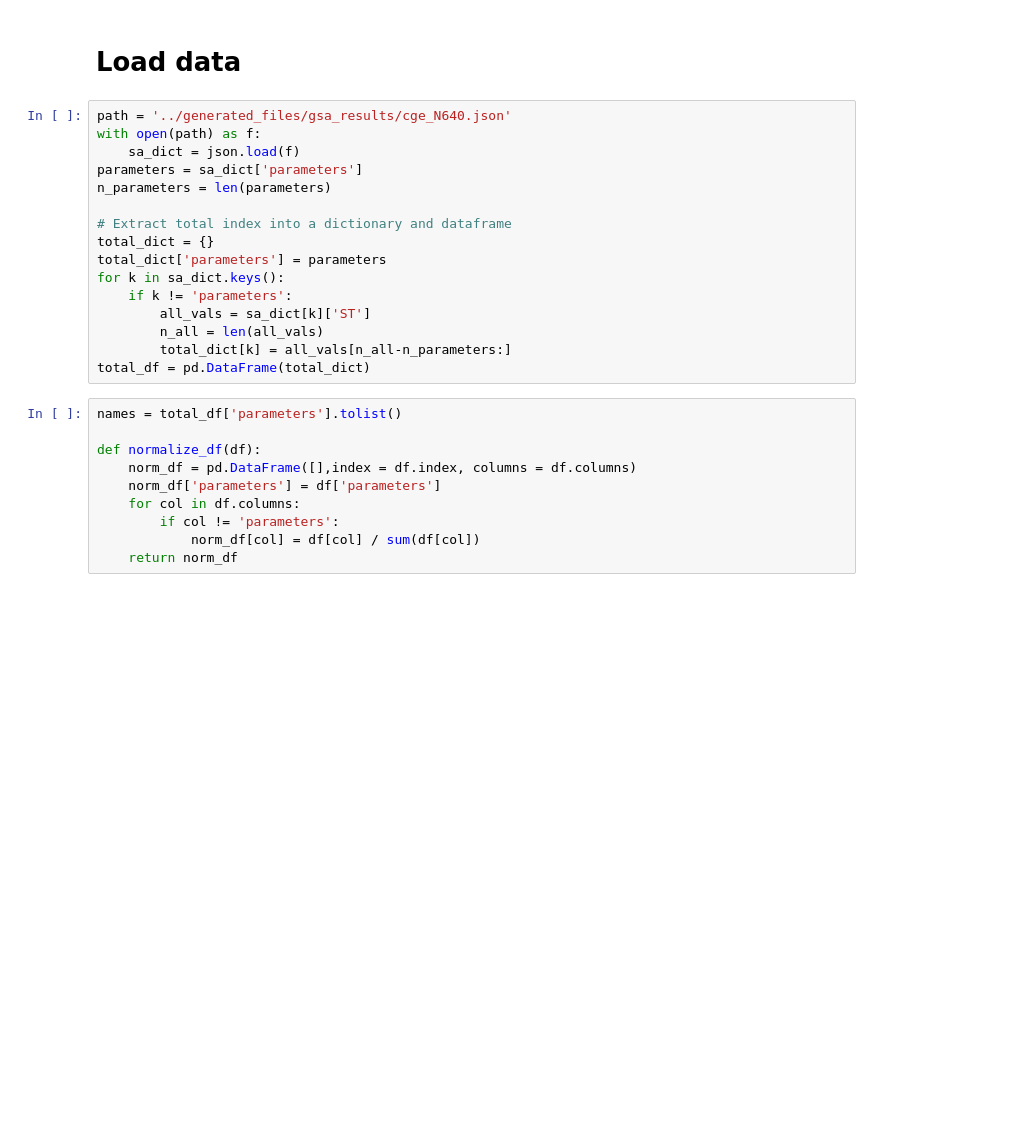
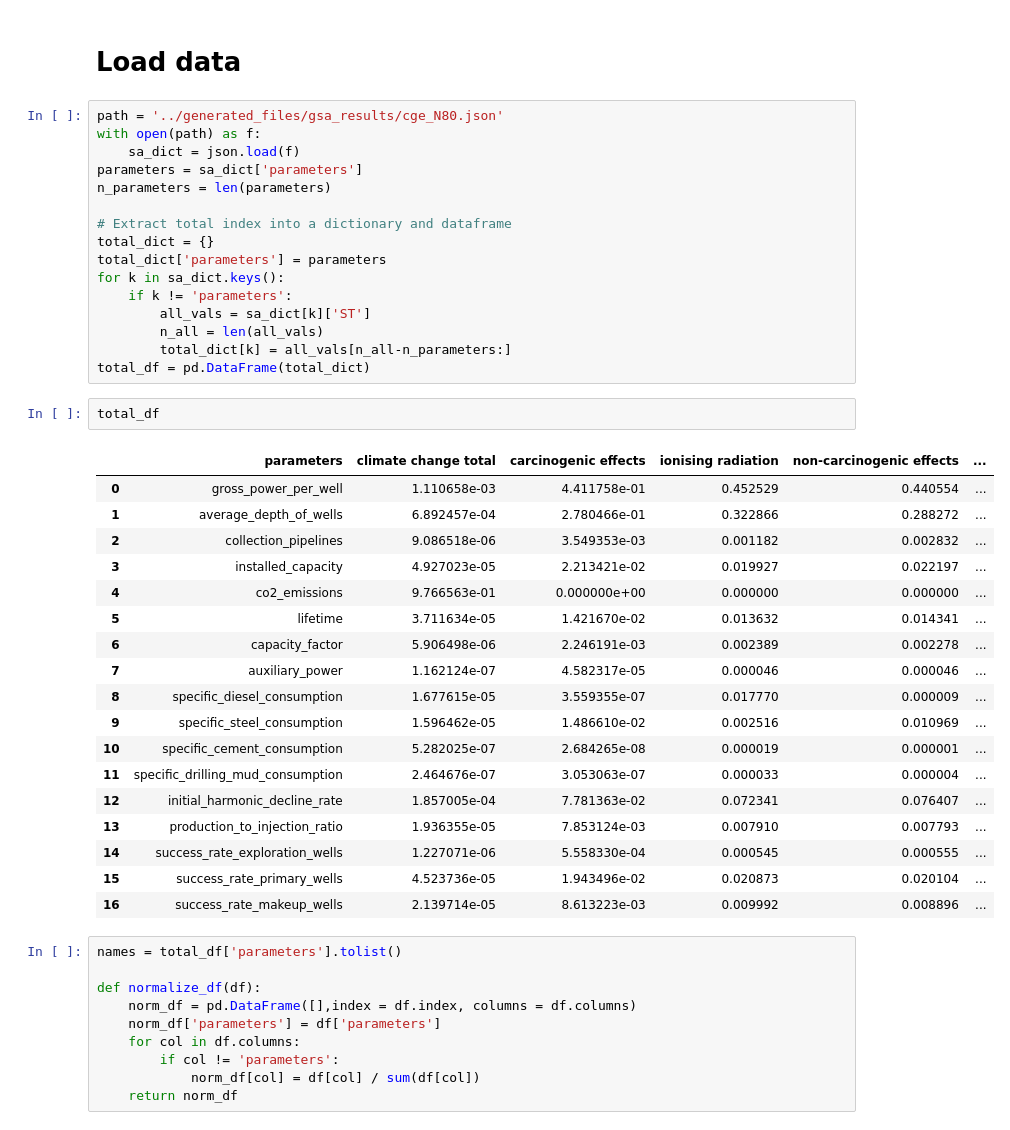
Before and after one commit to a-pau/gsa_geothermal, a Jupyter notebook: plotting/plot_extended_abstract.ipynb, the cells around one changed output. Saved outputs shown, nothing was run; the diff lists cells and outputs as text; blank space fills up the shorter version.

```diff
--- a/plotting/plot_extended_abstract.ipynb
+++ b/plotting/plot_extended_abstract.ipynb
@@ -14,7 +14,7 @@ from IPython.display import HTML
 # %% [markdown]
 # Load data
 # %%
-path = '../generated_files/gsa_results/cge_N640.json'
+path = '../generated_files/gsa_results/cge_N80.json'
 with open(path) as f:
     sa_dict = json.load(f)
 parameters = sa_dict['parameters']
@@ -29,6 +29,27 @@ for k in sa_dict.keys():
         n_all = len(all_vals)
         total_dict[k] = all_vals[n_all-n_parameters:]
 total_df = pd.DataFrame(total_dict)
+# %%
+total_df
+# %% [output]
+|  | parameters | climate change total | carcinogenic effects | ionising radiation | non-carcinogenic effects | ... |
+| 0 | gross_power_per_well | 1.110658e-03 | 4.411758e-01 | 0.452529 | 0.440554 | ... |
+| 1 | average_depth_of_wells | 6.892457e-04 | 2.780466e-01 | 0.322866 | 0.288272 | ... |
+| 2 | collection_pipelines | 9.086518e-06 | 3.549353e-03 | 0.001182 | 0.002832 | ... |
+| 3 | installed_capacity | 4.927023e-05 | 2.213421e-02 | 0.019927 | 0.022197 | ... |
+| 4 | co2_emissions | 9.766563e-01 | 0.000000e+00 | 0.000000 | 0.000000 | ... |
+| 5 | lifetime | 3.711634e-05 | 1.421670e-02 | 0.013632 | 0.014341 | ... |
+| 6 | capacity_factor | 5.906498e-06 | 2.246191e-03 | 0.002389 | 0.002278 | ... |
+| 7 | auxiliary_power | 1.162124e-07 | 4.582317e-05 | 0.000046 | 0.000046 | ... |
+| 8 | specific_diesel_consumption | 1.677615e-05 | 3.559355e-07 | 0.017770 | 0.000009 | ... |
+| 9 | specific_steel_consumption | 1.596462e-05 | 1.486610e-02 | 0.002516 | 0.010969 | ... |
+| 10 | specific_cement_consumption | 5.282025e-07 | 2.684265e-08 | 0.000019 | 0.000001 | ... |
+| 11 | specific_drilling_mud_consumption | 2.464676e-07 | 3.053063e-07 | 0.000033 | 0.000004 | ... |
+| 12 | initial_harmonic_decline_rate | 1.857005e-04 | 7.781363e-02 | 0.072341 | 0.076407 | ... |
+| 13 | production_to_injection_ratio | 1.936355e-05 | 7.853124e-03 | 0.007910 | 0.007793 | ... |
+| 14 | success_rate_exploration_wells | 1.227071e-06 | 5.558330e-04 | 0.000545 | 0.000555 | ... |
+| 15 | success_rate_primary_wells | 4.523736e-05 | 1.943496e-02 | 0.020873 | 0.020104 | ... |
+| 16 | success_rate_makeup_wells | 2.139714e-05 | 8.613223e-03 | 0.009992 | 0.008896 | ... |
 # %%
 names = total_df['parameters'].tolist()
 
```
Also changed, not shown: parts of 3 cells of this notebook, 2 other files.
